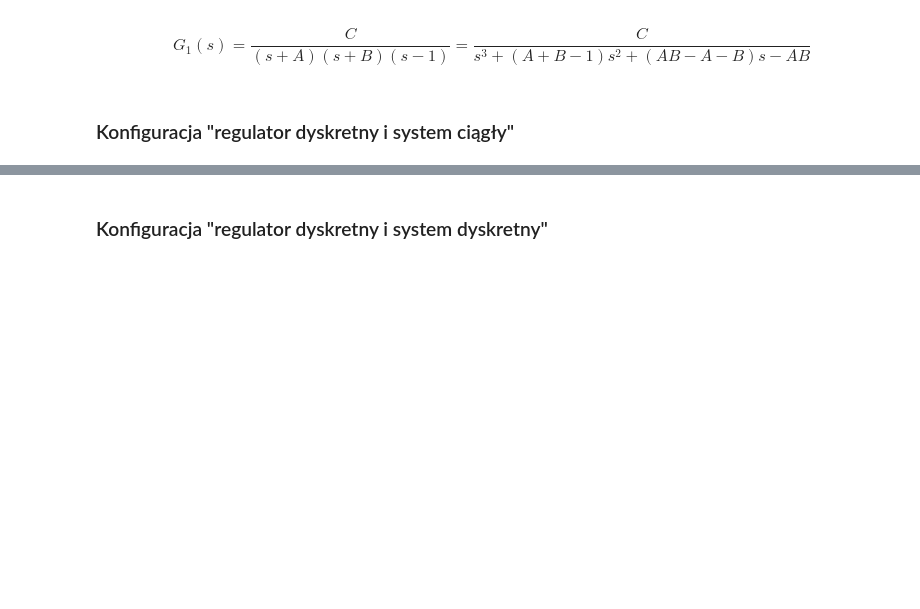
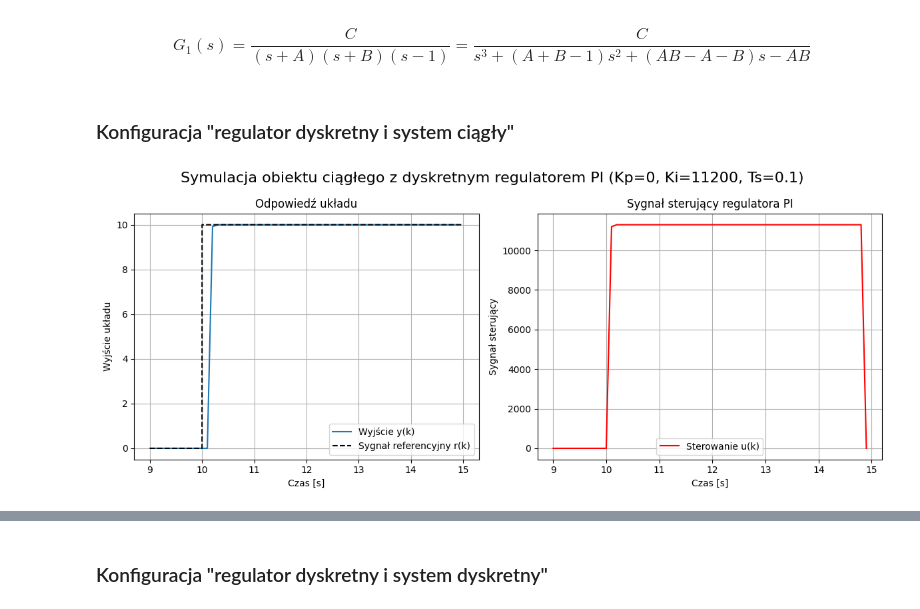
Before and after one commit to iwonieevo/TR-Projekt, a Jupyter notebook: Projekt 3&4/proj_3&4.ipynb, the cells around one changed output, grey strips where cells are left out. Saved outputs shown, nothing was run; the diff lists cells and outputs as text; code cells hidden in the pictures; blank space fills up the shorter version.

```diff
--- a/Projekt 3&4/proj_3&4.ipynb
+++ b/Projekt 3&4/proj_3&4.ipynb
@@ -248,9 +293,8 @@ def pi_controller(Kp, Ki, ts):
 
     return pi_controller_response
 
-G1 = ctrl.tf([C], [1, A + B - 1, A*B - A - B, -A*B])
-
 def simulate_g1_continous(Kp, Ki, ts, t_max=200):
+    G1 = ctrl.tf([C], [1, A + B - 1, A*B - A - B, -A*B])
     k_vals = np.arange(9, t_max, ts)
     N = len(k_vals)
     y = np.zeros(N)
@@ -269,12 +313,9 @@ def simulate_g1_continous(Kp, Ki, ts, t_max=200):
 
         y[i + 1] = y_segment[-1]
 
-    return (k_vals, y, u)
-
-def plot_simulation_results(sim_out, ts, t_max, plot_title):
-    k_vals, y, u = sim_out
+    # Plotting results
     plt.figure(figsize=(12, 5))
-    plt.suptitle(plot_title, fontsize=16)
+    plt.suptitle(f'Symulacja obiektu ciągłego z dyskretnym regulatorem PI (Kp={Kp}, Ki={Ki}, Ts={ts})', fontsize=16)
 
     plt.subplot(1, 2, 1)
     plt.plot(k_vals, y, label='Wyjście y(k)')
@@ -296,11 +337,7 @@ def plot_simulation_results(sim_out, ts, t_max, plot_title):
     plt.tight_layout()
     plt.show()
 # %%
-ts = 0.1
-kp = 0
-ki = 11200
-t_max = 15
-
-sim_out = simulate_g1_continous(kp, ki, ts, t_max)
-plot_simulation_results(sim_out, ts, t_max, f'Symulacja obiektu ciągłego z dyskretnym regulatorem PI (Kp={kp}, Ki={ki}, Ts={ts})')
+simulate_g1_continous(Kp=0, Ki=11200, ts=0.1, t_max=15)
+# %% [output]
+[figure, added]
 # %%
```
Also changed, not shown: parts of 14 cells of this notebook.
